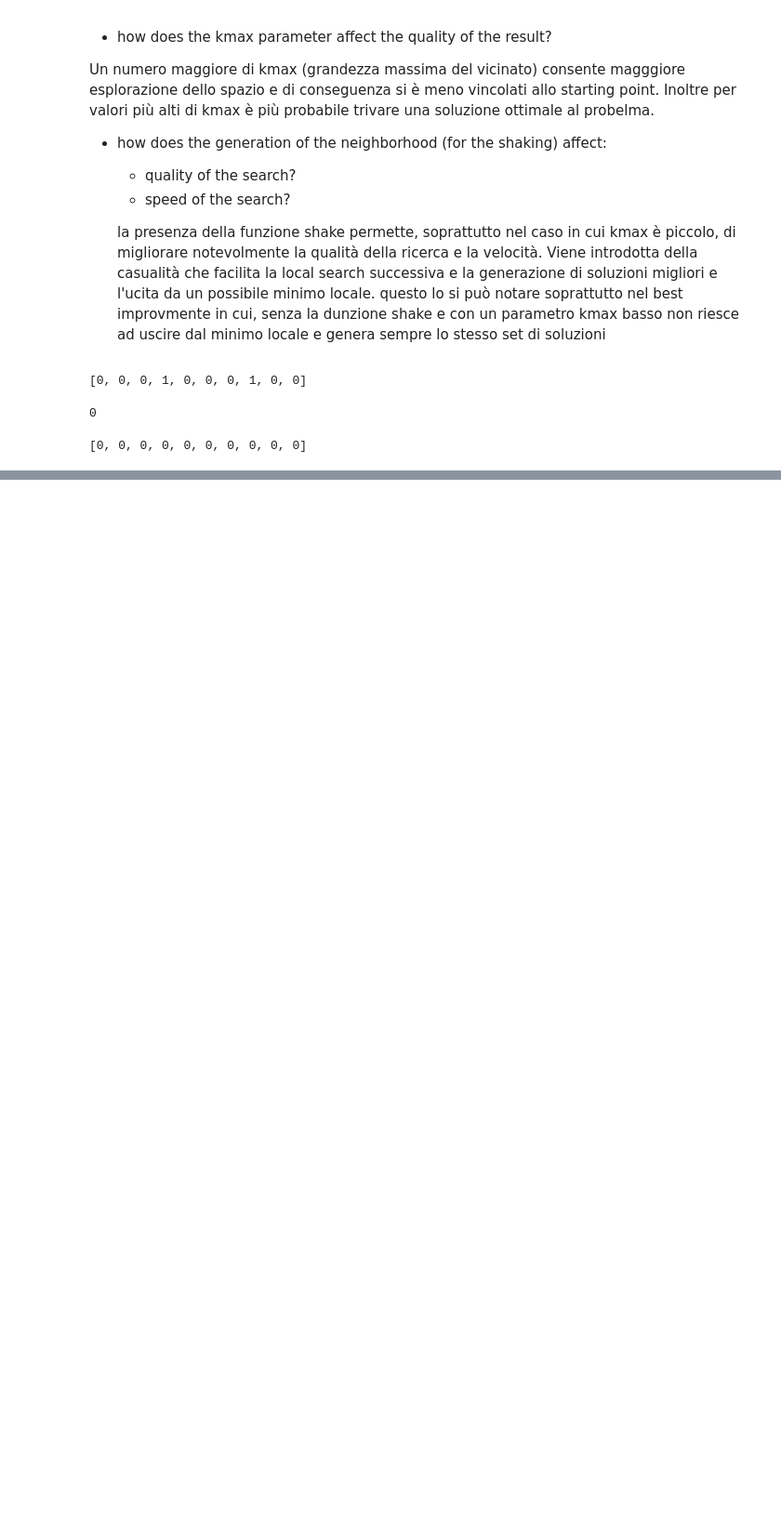
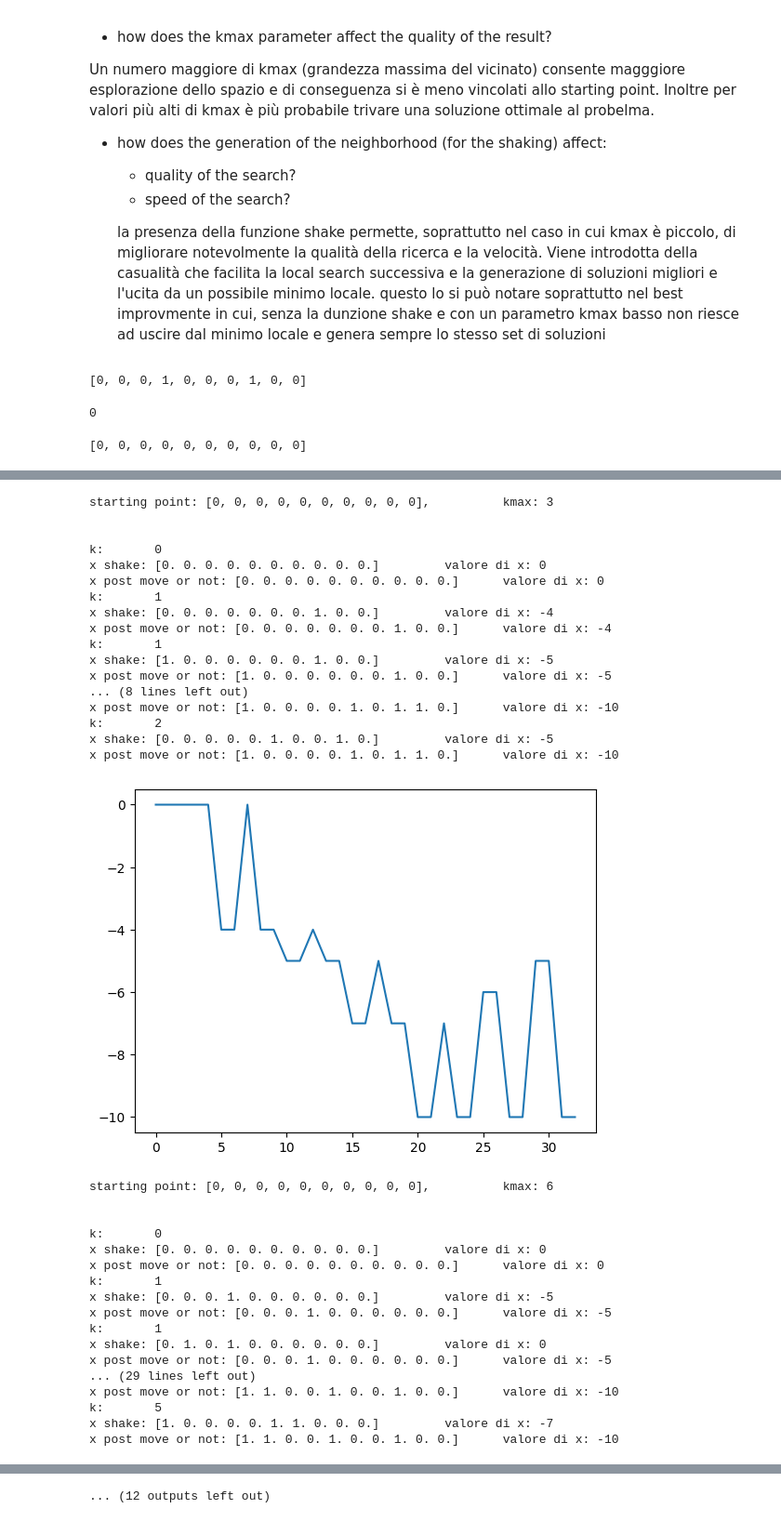
Before and after one commit to CarlottaGiacchetta/lab_optimizationTechniques, a Jupyter notebook: lab4/optimtech_lab4.ipynb, the cells around one changed output, grey strips where cells are left out. Shown: that part at 93% size. Drawn from its saved outputs; the diff is of its cells as text; code cells hidden in the pictures; blank space fills up the shorter version.

```diff
--- a/lab4/optimtech_lab4.ipynb
+++ b/lab4/optimtech_lab4.ipynb
@@ -444,0 +436,45 @@ func.trend()
+# %%
+x = [[0]*10,[0,0,0,1,1,0,0,1,1,1], [0,0,0,0,0,0,0,1,1,1], [0,1,0,0,0,0,0,0,0,0]]
+kmaxs = [3,6,9]
+for xi in x:
+    for kmax in kmaxs:
+        print(f'starting point: {xi}, \t kmax: {kmax}\n\n')
+        func = Knapsack_0_1()
+        rvns(func, xi, kmax)
+        func.trend()
+# %% [output]
+starting point: [0, 0, 0, 0, 0, 0, 0, 0, 0, 0],          kmax: 3
+
+
+k:       0
+x shake: [0. 0. 0. 0. 0. 0. 0. 0. 0. 0.]         valore di x: 0
+x post move or not: [0. 0. 0. 0. 0. 0. 0. 0. 0. 0.]      valore di x: 0
+k:       1
+x shake: [0. 0. 0. 0. 0. 0. 0. 1. 0. 0.]         valore di x: -4
+x post move or not: [0. 0. 0. 0. 0. 0. 0. 1. 0. 0.]      valore di x: -4
+k:       1
+x shake: [1. 0. 0. 0. 0. 0. 0. 1. 0. 0.]         valore di x: -5
+x post move or not: [1. 0. 0. 0. 0. 0. 0. 1. 0. 0.]      valore di x: -5
+... (8 lines left out)
+x post move or not: [1. 0. 0. 0. 0. 1. 0. 1. 1. 0.]      valore di x: -10
+k:       2
+x shake: [0. 0. 0. 0. 0. 1. 0. 0. 1. 0.]         valore di x: -5
+x post move or not: [1. 0. 0. 0. 0. 1. 0. 1. 1. 0.]      valore di x: -10
+[figure, added]
+starting point: [0, 0, 0, 0, 0, 0, 0, 0, 0, 0],          kmax: 6
+
+
+k:       0
+x shake: [0. 0. 0. 0. 0. 0. 0. 0. 0. 0.]         valore di x: 0
+x post move or not: [0. 0. 0. 0. 0. 0. 0. 0. 0. 0.]      valore di x: 0
+k:       1
+x shake: [0. 0. 0. 1. 0. 0. 0. 0. 0. 0.]         valore di x: -5
+x post move or not: [0. 0. 0. 1. 0. 0. 0. 0. 0. 0.]      valore di x: -5
+k:       1
+x shake: [0. 1. 0. 1. 0. 0. 0. 0. 0. 0.]         valore di x: 0
+x post move or not: [0. 0. 0. 1. 0. 0. 0. 0. 0. 0.]      valore di x: -5
+... (29 lines left out)
+x post move or not: [1. 1. 0. 0. 1. 0. 0. 1. 0. 0.]      valore di x: -10
+k:       5
+x shake: [1. 0. 0. 0. 0. 1. 1. 0. 0. 0.]         valore di x: -7
+x post move or not: [1. 1. 0. 0. 1. 0. 0. 1. 0. 0.]      valore di x: -10
@@ -444,0 +549 @@ func.trend()
+... (12 outputs left out)
```
Also changed, not shown: parts of 6 cells of this notebook.
